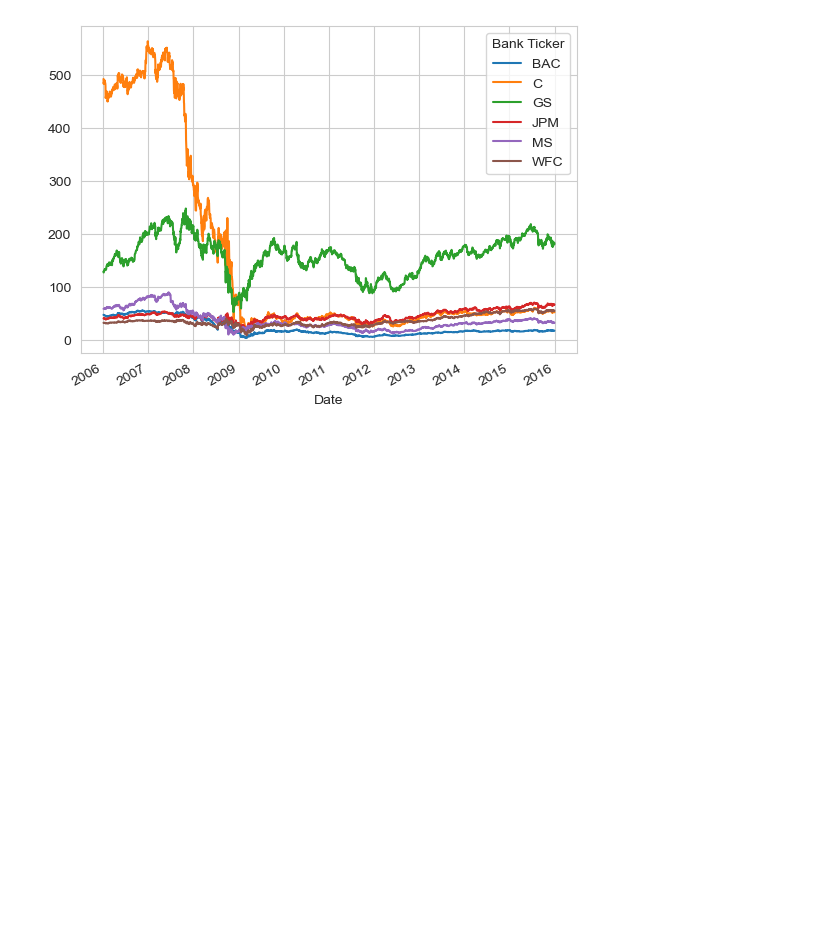
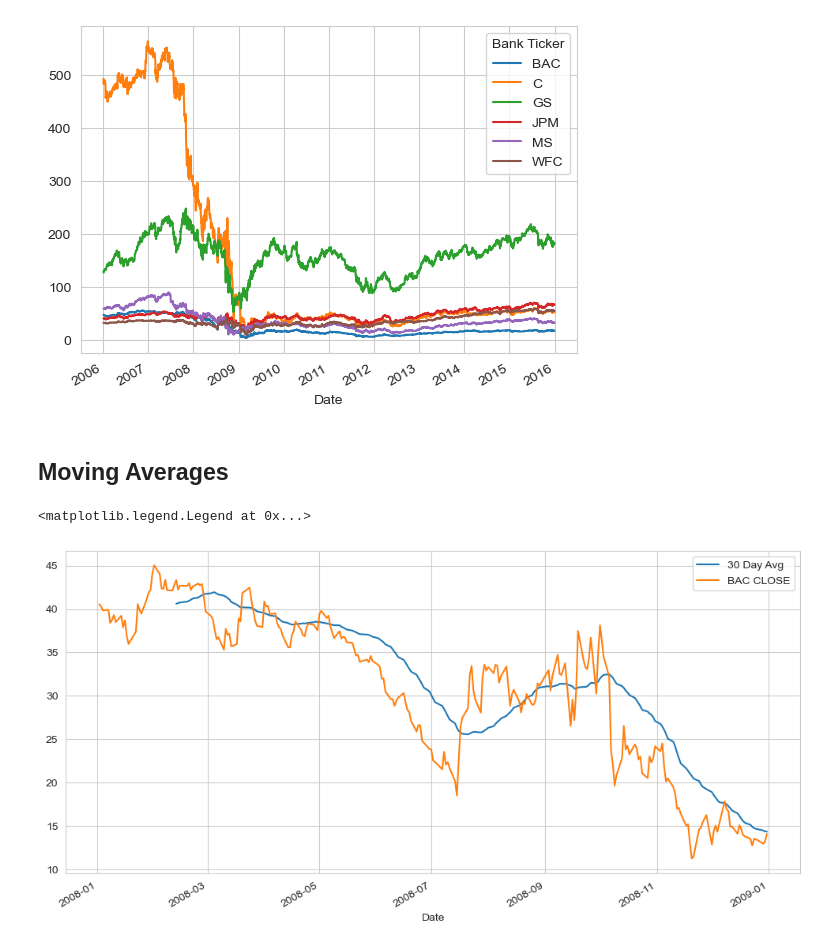
Before and after one commit to SiddheshDaphane/Finance-Data-Project, a Jupyter notebook: finance_project.ipynb, the cells around one changed output. Saved outputs shown, nothing was run; the diff lists cells and outputs as text; code cells hidden in the pictures; blank space fills up the shorter version.

```diff
--- a/finance_project.ipynb
+++ b/finance_project.ipynb
@@ -322,3 +322,13 @@ bank_stocks.xs(key='Close', axis=1, level='Stock Info').plot()
 # %% [output]
 <AxesSubplot:xlabel='Date'>
 [figure]
+# %% [markdown]
+## Moving Averages
+# %%
+plt.figure(figsize=(12,6))
+BAC['Close'].loc['2008-01-01':'2009-01-01'].rolling(window=30).mean().plot(label='30 Day Avg')
+BAC['Close'].loc['2008-01-01':'2009-01-01'].plot(label='BAC CLOSE')
+plt.legend()
+# %% [output]
+<matplotlib.legend.Legend at 0x...>
+[figure, added]
```
Also changed, not shown: parts of 2 cells of this notebook.
